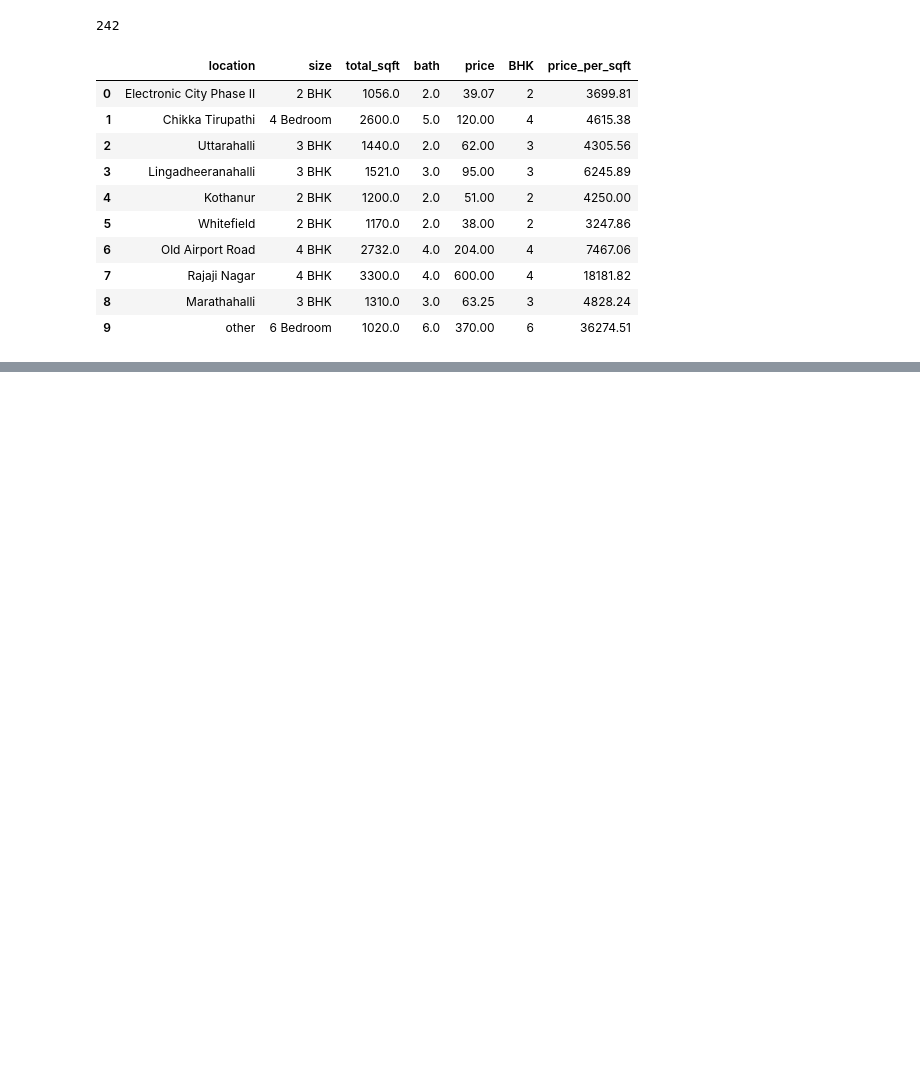
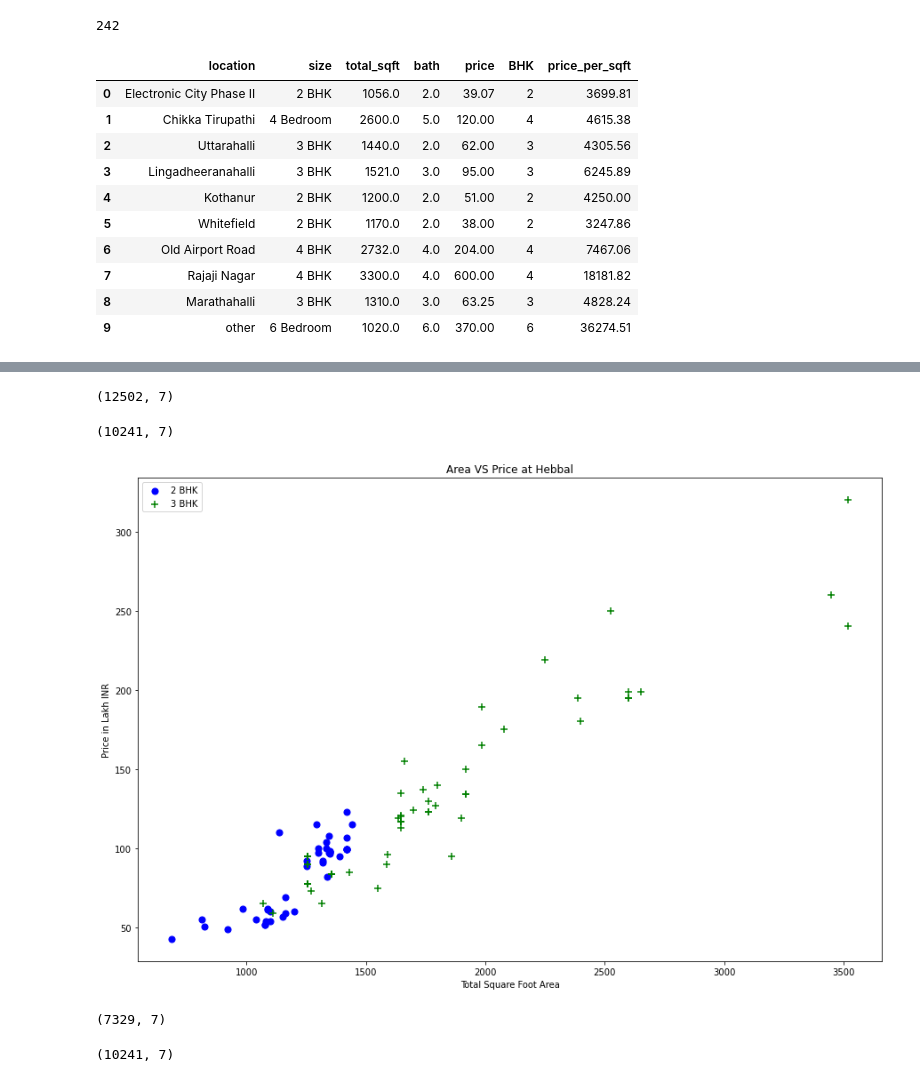
Before and after one commit to Sudo-Swapnil/house_price_prediction, a Jupyter notebook: house_price_prediction.ipynb, the cells around one changed output, grey strips where cells are left out. Saved outputs shown, nothing was run; the diff lists cells and outputs as text; code cells hidden in the pictures; blank space fills up the shorter version.

Commit message:
Remove outliers

```diff
--- a/house_price_prediction.ipynb
+++ b/house_price_prediction.ipynb
@@ -215,3 +216,6 @@ df5.head(10)
 | 7 | Rajaji Nagar | 4 BHK | 3300.0 | 4.0 | 600.00 | 4 | 18181.82 |
 | 8 | Marathahalli | 3 BHK | 1310.0 | 3.0 | 63.25 | 3 | 4828.24 |
 | 9 | other | 6 Bedroom | 1020.0 | 6.0 | 370.00 | 6 | 36274.51 |
+# %%
+temp = df5[df5.total_sqft / df5.BHK < 300]
+temp.head()
@@ -217,0 +229,2 @@ df5.head(10)
+# %%
+df6 = df5.drop(temp.index)
@@ -217,0 +252,59 @@ df5.head(10)
+# %%
+def remove_outlier(df):
+    main_df = pd.DataFrame()
+    for key, subdf in df.groupby('location'):
+        mean = np.mean(subdf.price_per_sqft)
+        std = np.std(subdf.price_per_sqft)
+        new_df = subdf[(subdf['price_per_sqft'] >= (mean - std)) & (subdf['price_per_sqft'] <= (mean + std))]
+        main_df = pd.concat([main_df, new_df], ignore_index=True)
+    return main_df
+df7 = remove_outlier(df6)
+# %%
+df6.shape
+# %% [output]
+(12502, 7)
+# %%
+df7.shape
+# %% [output]
+(10241, 7)
+# %%
+def plot_scatter_chart(df, location):
+    bhk2 = df[(df.location == location) & (df.BHK == 2)]
+    bhk3 = df[(df.location == location) & (df.BHK == 3)]
+    matplotlib.rcParams['figure.figsize'] = (15, 10)
+    plt.scatter(bhk2.total_sqft, bhk2.price, color='blue', label='2 BHK', s=50)
+    plt.scatter(bhk3.total_sqft, bhk3.price, marker='+', color='green', label='3 BHK', s=50)
+    plt.xlabel('Total Square Foot Area')
+    plt.ylabel('Price in Lakh INR')
+    plt.title(f'Area VS Price at {location}')
+    plt.legend()
+    plt.show()
+# %%
+plot_scatter_chart(df7, 'Hebbal')
+# %% [output]
+[figure, added]
+# %%
+def remove_bhk_outlier(df):
+    excluded_indices = np.array([])
+    for location, loc_df in df.groupby('location'):
+        bhk_stats = {}
+        for bhk, bhk_df in loc_df.groupby('BHK'):
+            bhk_stats[bhk] = {
+                'mean': np.mean(bhk_df.price_per_sqft),
+                'std': np.std(bhk_df.price_per_sqft),
+                'count': bhk_df.shape[0]
+            }
+        for bhk, bhk_df in loc_df.groupby('BHK'):
+            stats = bhk_stats.get(bhk-1)
+            if stats and stats['count'] > 5:
+                excluded_indices = np.append(excluded_indices, bhk_df[bhk_df.price_per_sqft < stats['mean']].index)
+    return df.drop(excluded_indices, axis='index')
+
+df8 = remove_bhk_outlier(df7)
+df8.shape
+# %% [output]
+(7329, 7)
+# %%
+df7.shape
+# %% [output]
+(10241, 7)
```
Also changed, not shown: parts of 11 cells of this notebook.
